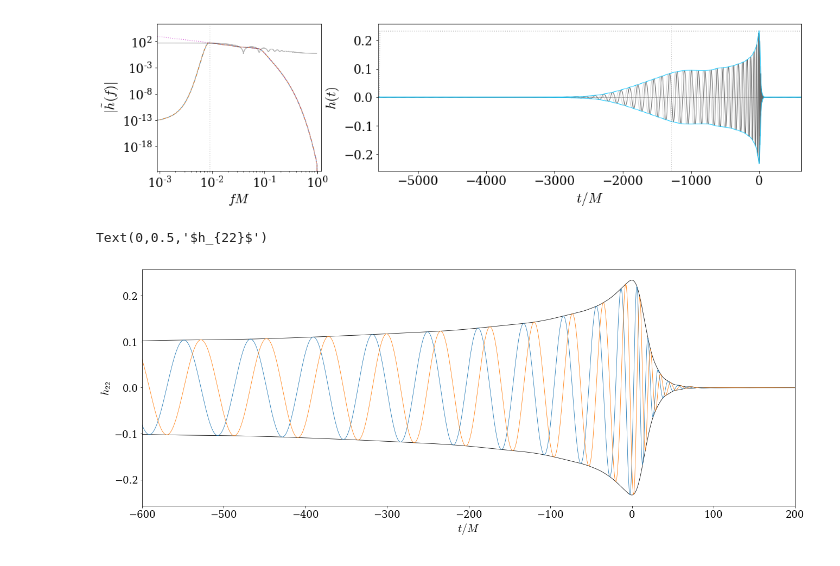
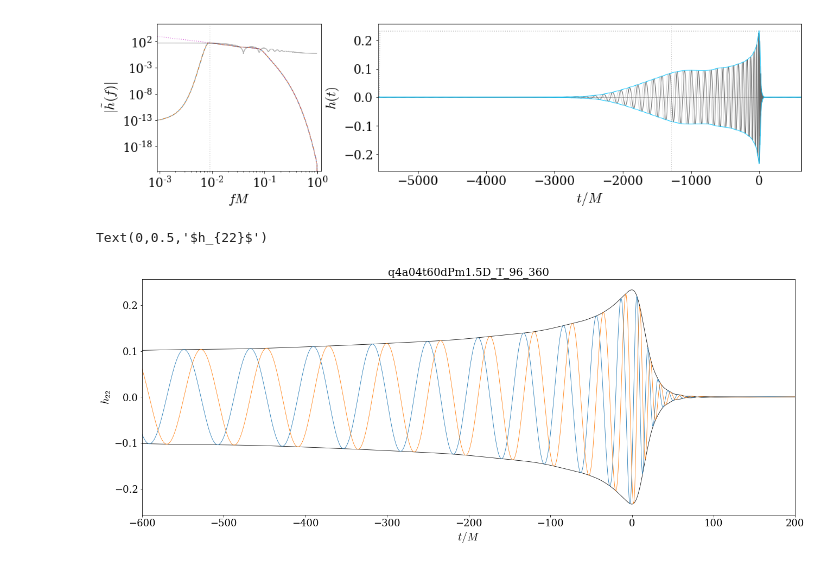
Before and after one commit to Cyberface/puck, a Jupyter notebook: ll/examples/1_generate_model_waveform.ipynb, the cells around one changed output. Saved outputs shown, nothing was run; the diff lists cells and outputs as text; code cells hidden in the pictures.

```diff
--- a/ll/examples/1_generate_model_waveform.ipynb
+++ b/ll/examples/1_generate_model_waveform.ipynb
@@ -144,15 +144,16 @@ t_start = -1306.699190
 # %%
 
 figure( figsize=2*figaspect(0.618*0.6) )
 
 plot( t, abs(ht), color='k' )
 plot( t,-abs(ht), color='k' )
 plot( t, ht.real )
 plot( t, ht.imag )
 xlim(-600,200)
+title(a.simname)
 
 xlabel(r'$t/M$')
 ylabel(r'$h_{22}$')
 # %% [output]
 Text(0,0.5,'$h_{22}$')
-[figure, old version]
+[figure, new version]
```
Also changed, not shown: 5 other files.
